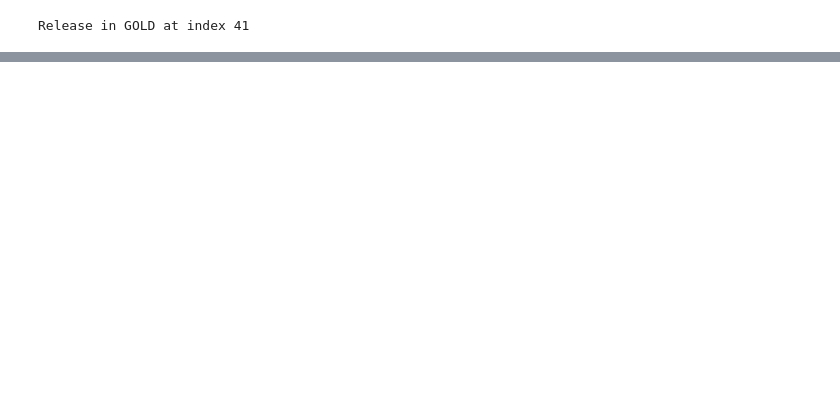
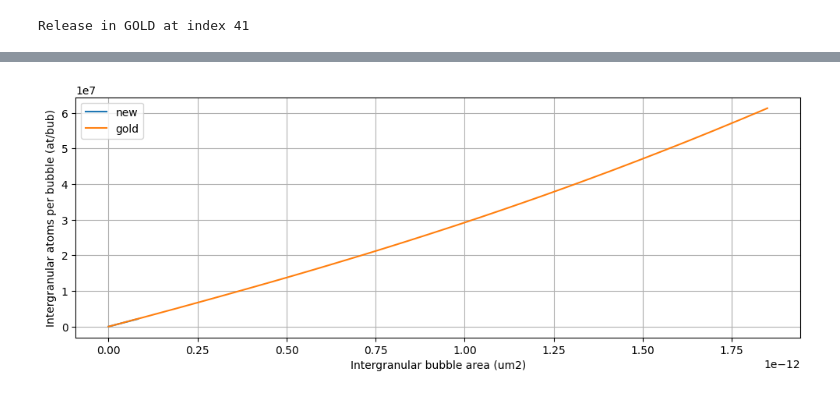
Before and after one commit to AaZz12/sciantix-official, a Jupyter notebook: regression/test_EC_White2004_4004-5/PlotOutputsSciantix.ipynb, the cells around one changed output, grey strips where cells are left out. Cells and saved outputs as stored; diff of their text form; code cells hidden in the pictures; blank space fills up the shorter version.

```diff
--- a/regression/test_EC_White2004_4004-5/PlotOutputsSciantix.ipynb
+++ b/regression/test_EC_White2004_4004-5/PlotOutputsSciantix.ipynb
@@ -283,0 +236,15 @@ ax.grid(True)
+# %%
+# White comparison
+xaxistoplot = 'Intergranular bubble area (m2)'
+whattoplot= 'Intergranular atoms per bubble (at/bub)'
+fig, ax = plt.subplots(1,1,figsize=(12, 4))
+for i in  range(len(labels)):
+    if whattoplot in data[i]:
+        data[i].plot(x=xaxistoplot, y=whattoplot, kind='line', label=labels[i], ax=ax)
+ax.set_xlabel('Intergranular bubble area (um2)')
+ax.set_ylabel('Intergranular atoms per bubble (at/bub)')
+ax.set_title('')
+ax.legend()
+ax.grid(True)
+# %% [output]
+[figure, added]
```
Also changed, not shown: parts of 10 cells of this notebook, 40 other files.
